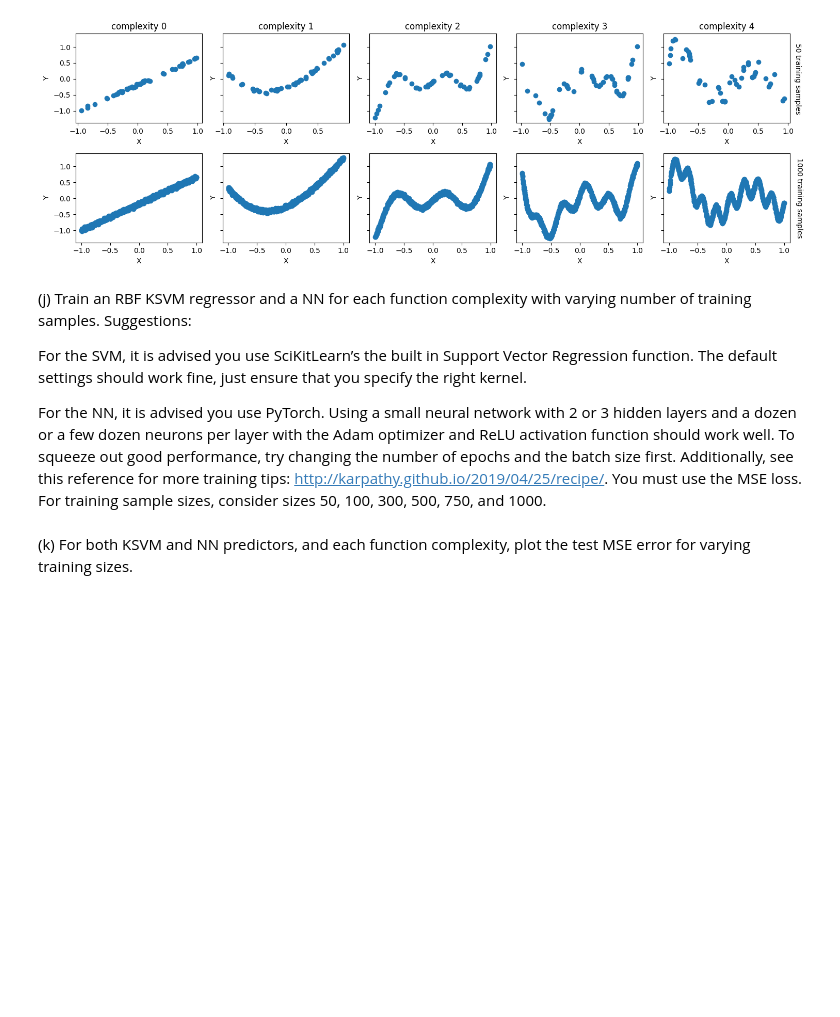
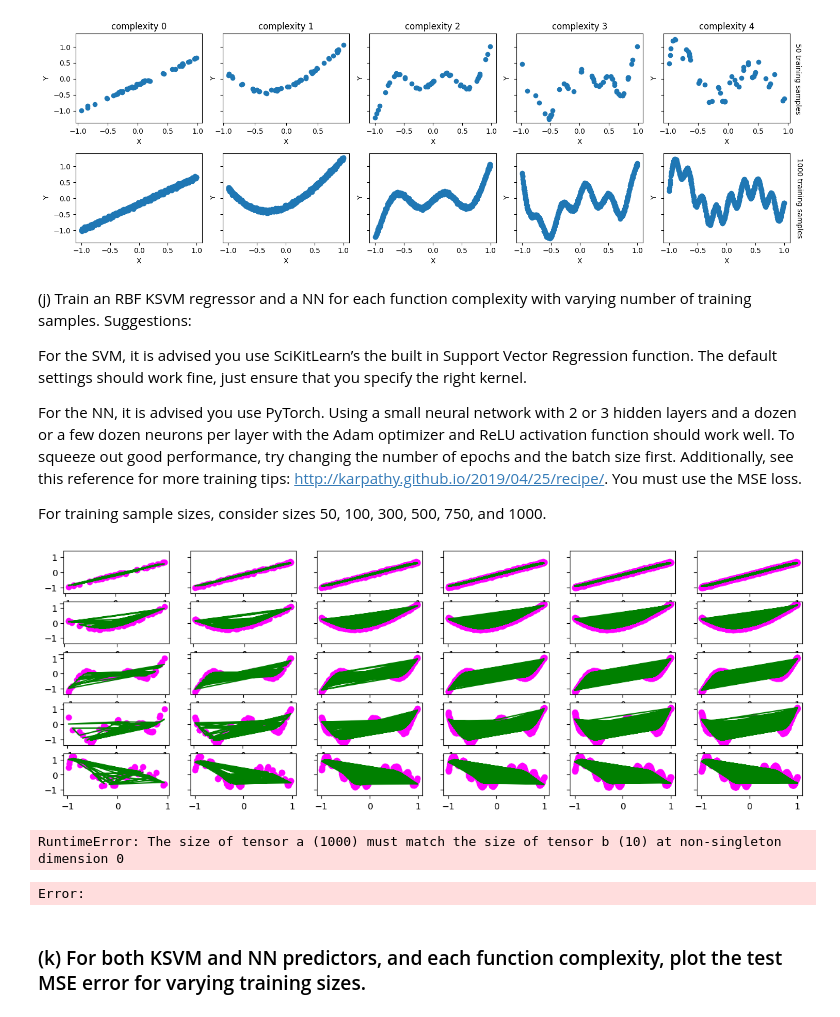
Before and after one commit to Charlwang922/Columbia-Machine-Learning, a Jupyter notebook: hw/hw4/ML-hw4-q2.ipynb, the cells around one changed output. Saved outputs shown, nothing was run; the diff lists cells and outputs as text; code cells hidden in the pictures; blank space fills up the shorter version.

```diff
--- a/hw/hw4/ML-hw4-q2.ipynb
+++ b/hw/hw4/ML-hw4-q2.ipynb
@@ -60,4 +66,6 @@ Suggestions:
 
 For the SVM, it is advised you use SciKitLearn’s the built in Support Vector Regression function. The default settings should work fine, just ensure that you specify the right kernel.
 
-For the NN, it is advised you use PyTorch. Using a small neural network with 2 or 3 hidden layers and a dozen or a few dozen neurons per layer with the Adam optimizer and ReLU activation function should work well. To squeeze out good performance, try changing the number of epochs and the batch size first. Additionally, see this reference for more training tips: http://karpathy.github.io/2019/04/25/recipe/. You must use the MSE loss. For training sample sizes, consider sizes 50, 100, 300, 500, 750, and 1000.
+For the NN, it is advised you use PyTorch. Using a small neural network with 2 or 3 hidden layers and a dozen or a few dozen neurons per layer with the Adam optimizer and ReLU activation function should work well. To squeeze out good performance, try changing the number of epochs and the batch size first. Additionally, see this reference for more training tips: http://karpathy.github.io/2019/04/25/recipe/. You must use the MSE loss.
+
+For training sample sizes, consider sizes 50, 100, 300, 500, 750, and 1000.
@@ -77,0 +72,20 @@ for i in range(5):
+# %%
+#RBF KSVM
+svr = svm.SVR(kernel='rbf')
+batch = [50, 100, 300, 500, 750, 1000]
+mse_svm = np.zeros(shape=(5, len(batch)))
+fig, axes = plt.subplots(5, 6, figsize=(15, 5), sharey=True)
+for i in range(5):
+    for b in range(len(batch)):
+        train_x = np.array(train[i]['x']).reshape(-1,1)[:batch[b]]
+        train_y = np.array(train[i]['y'])[:batch[b]]
+        test_x = np.array(test[i]['x']).reshape(-1,1)
+        test_y = np.array(test[i]['y'])
+        svr.fit(train_x, train_y)
+        pred_y = svr.predict(test_x)
+        mse_svm[i][b]= mean_squared_error(test_y,pred_y)
+        axes[i,b].scatter(train_x, train_y, color = 'magenta')
+        axes[i,b].plot(train_x, svr.predict(train_x), color = 'green')
+plt.show()
+# %% [output]
+[figure, added]
@@ -80,5 +124,49 @@ for i in range(5):
+# %%
+#complexity 0
+n_epochs = 100   # number of epochs to run
+batch_size = 10  # size of each batch
+batch_start = torch.arange(0, len(train_x0), batch_size)
+
+best_mse = np.inf   # init to infinity
+best_weights = None
+history = []
+
+# training loop
+for epoch in range(n_epochs):
+    model.train()
+    with tqdm.tqdm(batch_start, unit="batch", mininterval=0, disable=True) as bar:
+        bar.set_description(f"Epoch {epoch}")
+        for start in bar:
+            # take a batch
+            X_batch = train_x0[start:start+batch_size]
+            y_batch = train_y0[start:start+batch_size]
+            # forward pass
+            y_pred = model(X_batch)
+            loss = loss_fn(y_pred, y_batch)
+            # backward pass
+            optimizer.zero_grad()
+            loss.backward()
+            # update weights
+            optimizer.step()
+            # print progress
+            bar.set_postfix(mse=float(loss))
+    # evaluate accuracy at end of each epoch
+    model.eval()
+    y_pred = model(test_x0)
+    mse = loss_fn(y_pred, test_y0)
+    mse = float(mse)
+    history.append(mse)
+    if mse < best_mse:
+        best_mse = mse
+        best_weights = copy.deepcopy(model.state_dict())
+print(best_mse)
+# restore model and return best accuracy
+model.load_state_dict(best_weights)
+# %% [output]
+RuntimeError: The size of tensor a (1000) must match the size of tensor b (10) at non-singleton dimension 0
+Error:
 # %% [markdown]
-(k) For both KSVM and NN predictors, and each function complexity, plot the test MSE error for varying training sizes.
+### (k) For both KSVM and NN predictors, and each function complexity, plot the test MSE error for varying training sizes.
 # %%
 for i in range(5):
     plt.plot(batch, mse_svm[i],label=f'complexity {i}')
```
Also changed, not shown: parts of 7 cells of this notebook.
